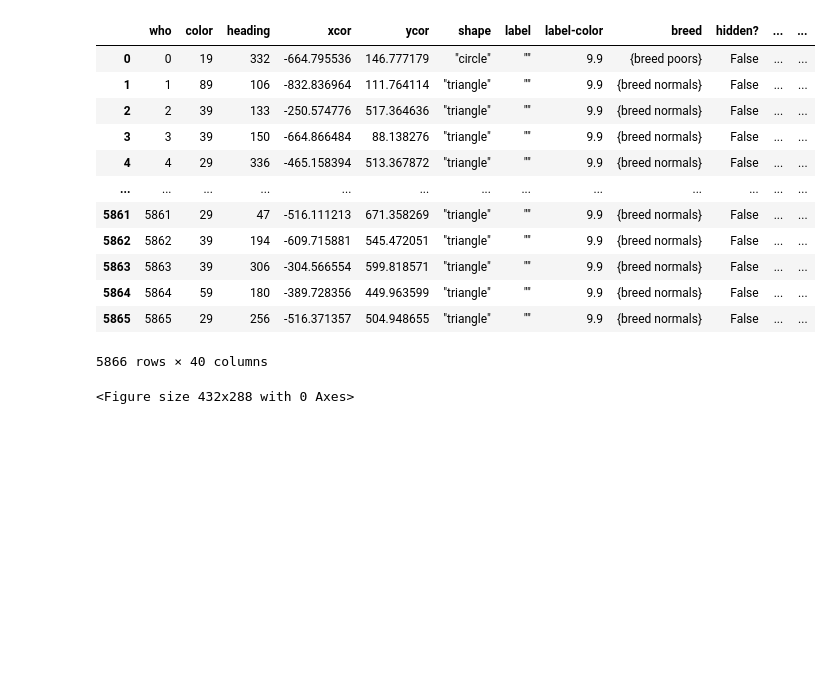
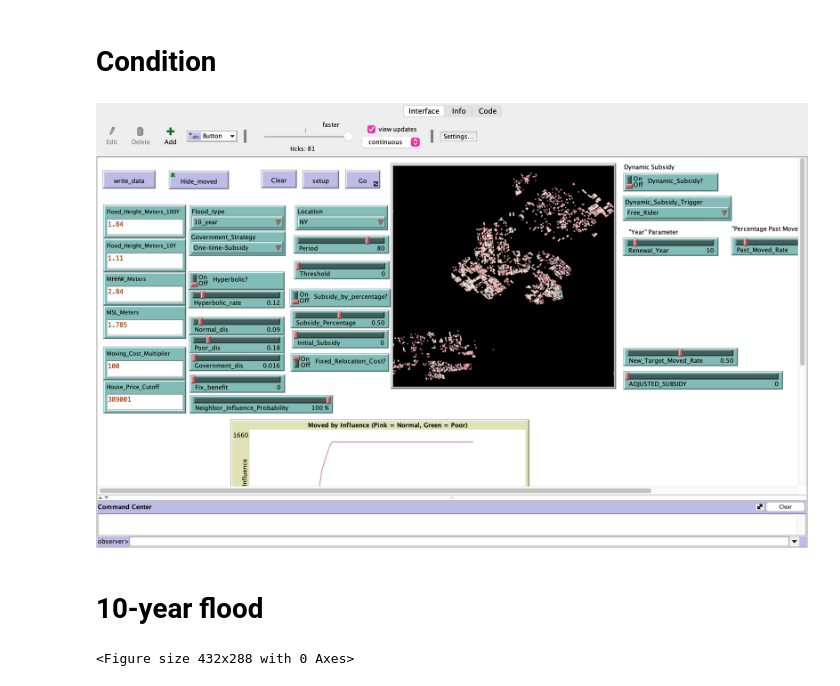
Before and after one commit to yzhou364/GameTheoryFloodReloc, a Jupyter notebook: Netlogo/Jan2021_NB_result/Plot.ipynb, the cells around one changed output. Saved outputs shown, nothing was run; the diff lists cells and outputs as text; code cells hidden in the pictures; blank space fills up the shorter version.

```diff
--- a/Netlogo/Jan2021_NB_result/Plot.ipynb
+++ b/Netlogo/Jan2021_NB_result/Plot.ipynb
@@ -11,16 +9,10 @@ df1 = pd.read_csv('No_NB.csv')
-# %%
-df1
-# %% [output]
-|  | who | color | heading | xcor | ycor | shape | label | label-color | breed | hidden? | ... | ... |
-| 0 | 0 | 19 | 332 | -664.795536 | 146.777179 | "circle" | "" | 9.9 | {breed poors} | False | ... | ... |
-| 1 | 1 | 89 | 106 | -832.836964 | 111.764114 | "triangle" | "" | 9.9 | {breed normals} | False | ... | ... |
-| 2 | 2 | 39 | 133 | -250.574776 | 517.364636 | "triangle" | "" | 9.9 | {breed normals} | False | ... | ... |
-| 3 | 3 | 39 | 150 | -664.866484 | 88.138276 | "triangle" | "" | 9.9 | {breed normals} | False | ... | ... |
-| 4 | 4 | 29 | 336 | -465.158394 | 513.367872 | "triangle" | "" | 9.9 | {breed normals} | False | ... | ... |
-| ... | ... | ... | ... | ... | ... | ... | ... | ... | ... | ... | ... | ... |
-| 5861 | 5861 | 29 | 47 | -516.111213 | 671.358269 | "triangle" | "" | 9.9 | {breed normals} | False | ... | ... |
-| 5862 | 5862 | 39 | 194 | -609.715881 | 545.472051 | "triangle" | "" | 9.9 | {breed normals} | False | ... | ... |
-| 5863 | 5863 | 39 | 306 | -304.566554 | 599.818571 | "triangle" | "" | 9.9 | {breed normals} | False | ... | ... |
-| 5864 | 5864 | 59 | 180 | -389.728356 | 449.963599 | "triangle" | "" | 9.9 | {breed normals} | False | ... | ... |
-| 5865 | 5865 | 29 | 256 | -516.371357 | 504.948655 | "triangle" | "" | 9.9 | {breed normals} | False | ... | ... |
-5866 rows × 40 columns
+# %% [markdown]
+# Condition
+# %%
+from PIL import Image
+myImage = Image.open("Jan2021_NB.png");
+myImage
+# %% [output]
+[figure, added]
+# %% [markdown]
+# 10-year flood
```
Also changed, not shown: parts of 27 cells of this notebook, 8 other files.
